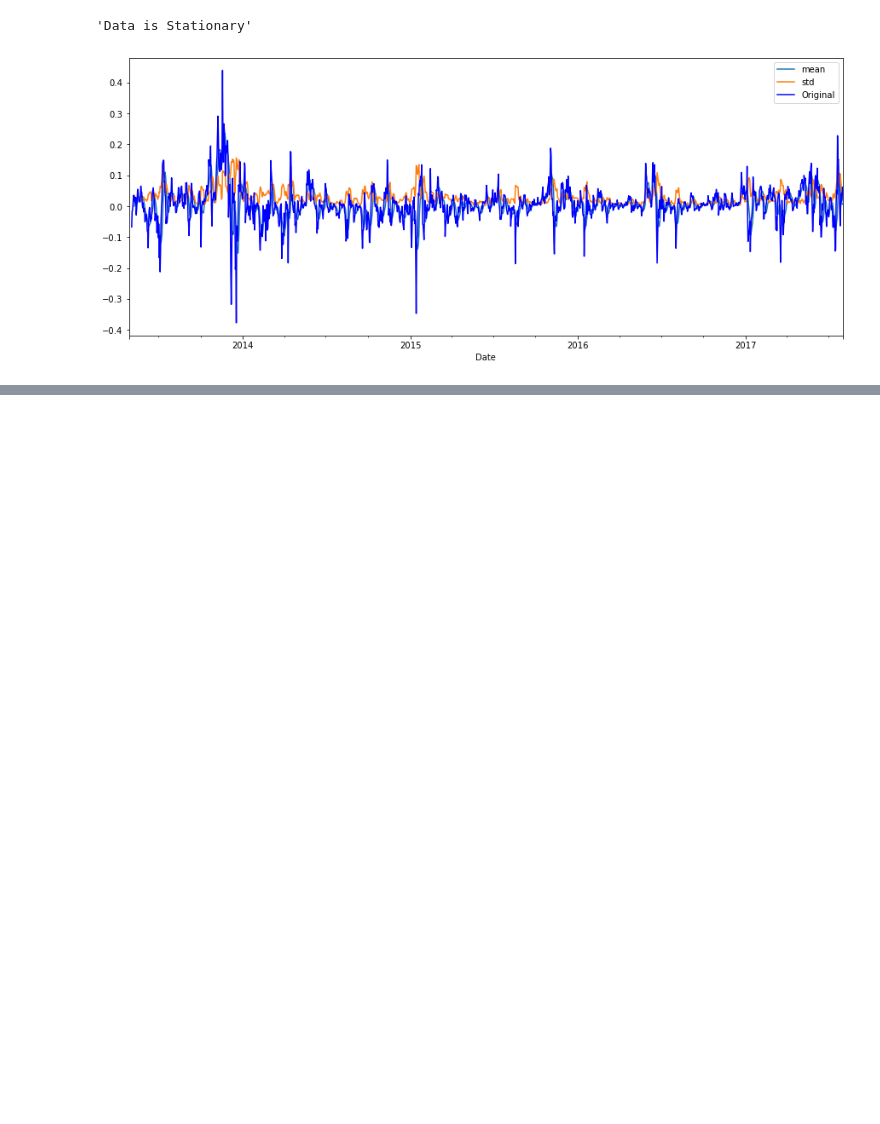
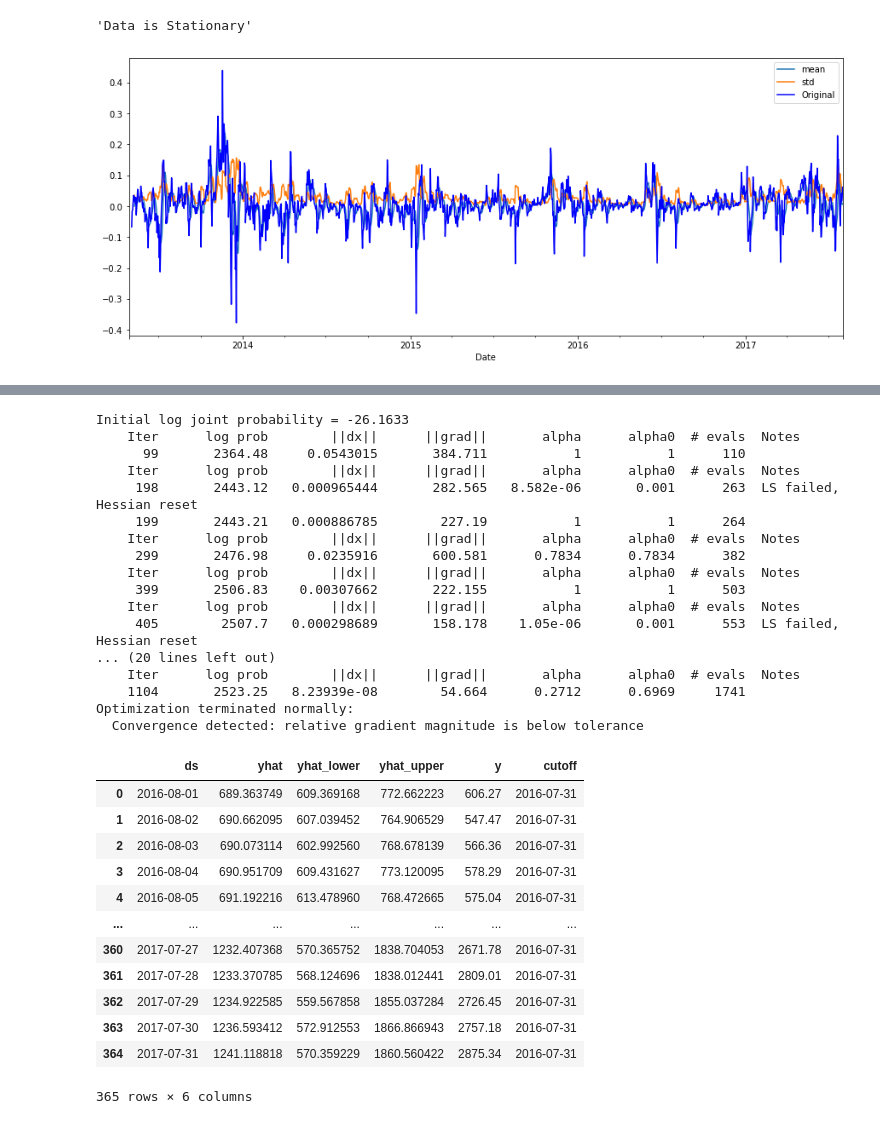
Before and after one commit to sounishnath003/DataScienceML-Learning, a Jupyter notebook: TimeSeriesDatasetHandlings/0_analysis.ipynb, the cells around one changed output, grey strips where cells are left out. Saved outputs shown, nothing was run; the diff lists cells and outputs as text; code cells hidden in the pictures; blank space fills up the shorter version.

```diff
--- a/TimeSeriesDatasetHandlings/0_analysis.ipynb
+++ b/TimeSeriesDatasetHandlings/0_analysis.ipynb
@@ -401,0 +467,3 @@ from fbprophet import Prophet
+# %%
+cross_validation(model=model, horizon='365 days')
+# %% [output]
@@ -401,0 +471,30 @@ from fbprophet import Prophet
+Initial log joint probability = -26.1633
+    Iter      log prob        ||dx||      ||grad||       alpha      alpha0  # evals  Notes
+      99       2364.48     0.0543015       384.711           1           1      110
+    Iter      log prob        ||dx||      ||grad||       alpha      alpha0  # evals  Notes
+     198       2443.12   0.000965444       282.565   8.582e-06       0.001      263  LS failed, Hessian reset
+     199       2443.21   0.000886785        227.19           1           1      264
+    Iter      log prob        ||dx||      ||grad||       alpha      alpha0  # evals  Notes
+     299       2476.98     0.0235916       600.581      0.7834      0.7834      382
+    Iter      log prob        ||dx||      ||grad||       alpha      alpha0  # evals  Notes
+     399       2506.83    0.00307662       222.155           1           1      503
+    Iter      log prob        ||dx||      ||grad||       alpha      alpha0  # evals  Notes
+     405        2507.7   0.000298689       158.178    1.05e-06       0.001      553  LS failed, Hessian reset
+... (20 lines left out)
+    Iter      log prob        ||dx||      ||grad||       alpha      alpha0  # evals  Notes
+    1104       2523.25   8.23939e-08        54.664      0.2712      0.6969     1741
+Optimization terminated normally:
+  Convergence detected: relative gradient magnitude is below tolerance
+|  | ds | yhat | yhat_lower | yhat_upper | y | cutoff |
+| 0 | 2016-08-01 | 689.363749 | 609.369168 | 772.662223 | 606.27 | 2016-07-31 |
+| 1 | 2016-08-02 | 690.662095 | 607.039452 | 764.906529 | 547.47 | 2016-07-31 |
+| 2 | 2016-08-03 | 690.073114 | 602.992560 | 768.678139 | 566.36 | 2016-07-31 |
+| 3 | 2016-08-04 | 690.951709 | 609.431627 | 773.120095 | 578.29 | 2016-07-31 |
+| 4 | 2016-08-05 | 691.192216 | 613.478960 | 768.472665 | 575.04 | 2016-07-31 |
+| ... | ... | ... | ... | ... | ... | ... |
+| 360 | 2017-07-27 | 1232.407368 | 570.365752 | 1838.704053 | 2671.78 | 2016-07-31 |
+| 361 | 2017-07-28 | 1233.370785 | 568.124696 | 1838.012441 | 2809.01 | 2016-07-31 |
+| 362 | 2017-07-29 | 1234.922585 | 559.567858 | 1855.037284 | 2726.45 | 2016-07-31 |
+| 363 | 2017-07-30 | 1236.593412 | 572.912553 | 1866.866943 | 2757.18 | 2016-07-31 |
+| 364 | 2017-07-31 | 1241.118818 | 570.359229 | 1860.560422 | 2875.34 | 2016-07-31 |
+365 rows × 6 columns
```
Also changed, not shown: parts of 16 cells of this notebook.
